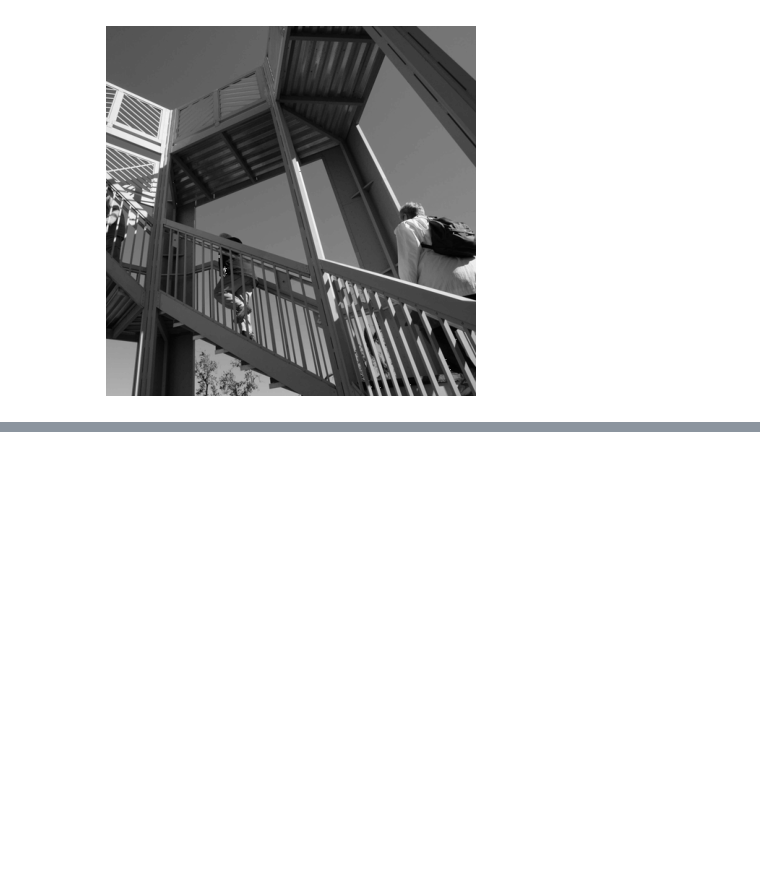
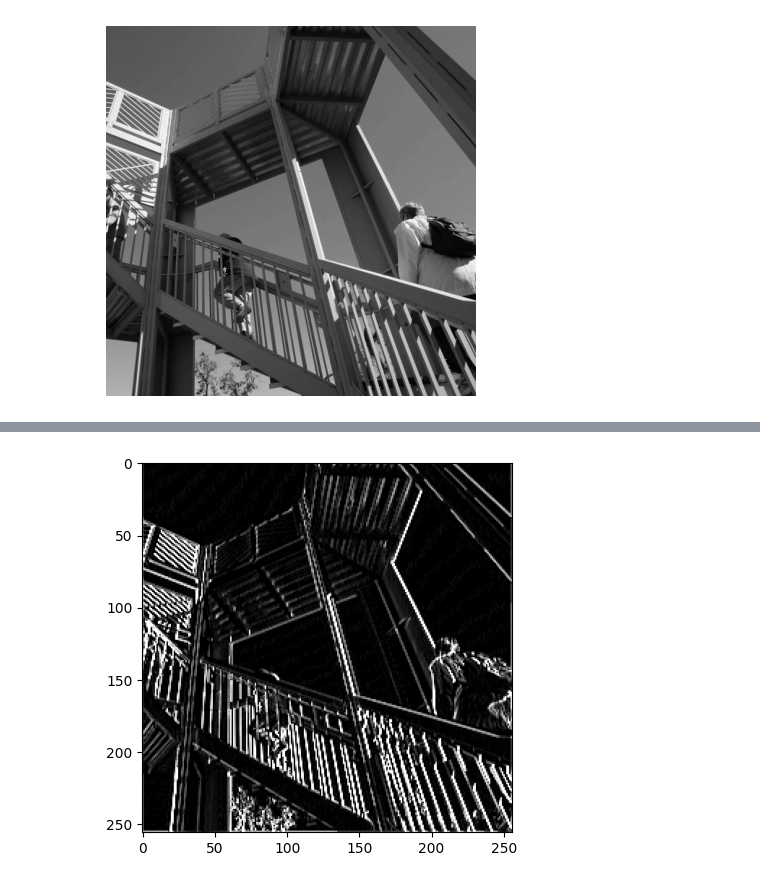
Before and after one commit to greapis/jaeha-shim, a Jupyter notebook: Third ML model.ipynb, the cells around one changed output, grey strips where cells are left out. Drawn from its saved outputs; the diff is of its cells as text; code cells hidden in the pictures; blank space fills up the shorter version.

```diff
--- a/Third ML model.ipynb
+++ b/Third ML model.ipynb
@@ -104,0 +129,29 @@ for x in range(1, size_x-1):
+# %%
+##7. 풀링 코드 작성
+
+# 다음 코드는 (2, 2) 풀링을 보여줍니다. 이를 실행하여 출력을 확인합니다.
+
+# 이미지가 원본 크기의 1/4에 불과하지만 모든 특징이 유지되는 것을 확인할 수 있습니다.
+
+new_x = int(size_x/2)
+new_y = int(size_y/2)
+newImage = np.zeros((new_x, new_y))
+for x in range(0, size_x, 2):
+  for y in range(0, size_y, 2):
+    pixels = []
+    pixels.append(i_transformed[x,y])
+    pixels.append(i_transformed[x+1, y])
+    pixels.append(i_transformed[x, y+1])
+    pixels.append(i_transformed[x+1, y+1])
+    pixels.sort(reverse=True)
+    newImage[int(x/2), int(y/2)] = pixels[0]
+
+
+# Plot the image. Note the size of the axes -- now 256 pixels instead of 512
+plt.gray()
+plt.grid(False)
+plt.imshow(newImage)
+# plt.axis('off')
+plt.show()
+# %% [output]
+[figure, added]
```
Also changed, not shown: parts of 3 cells of this notebook.
